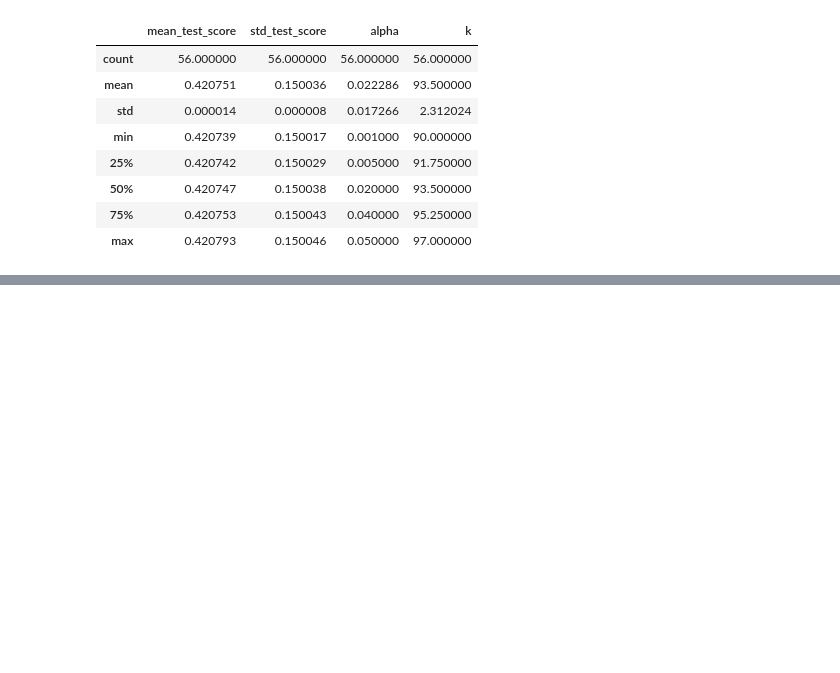
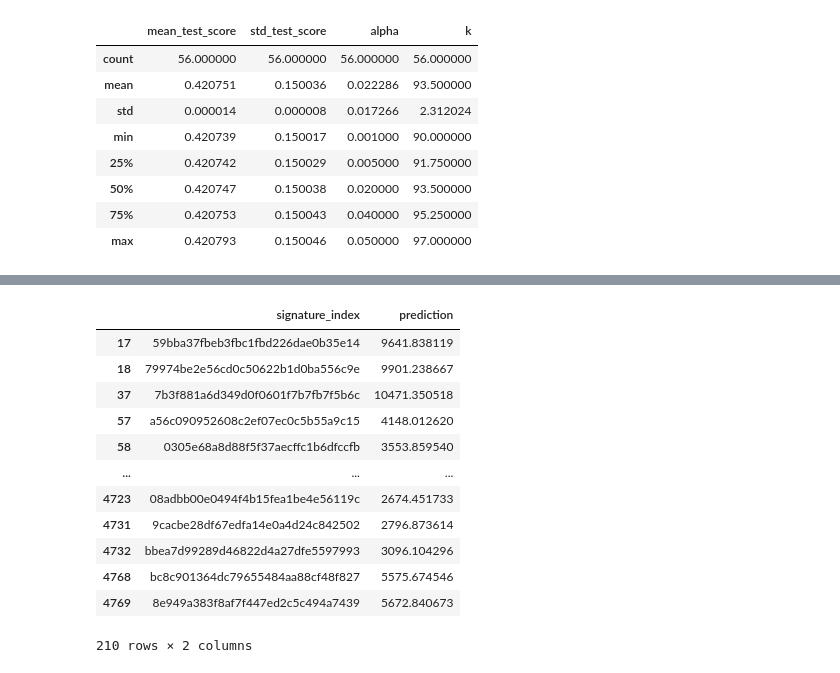
Before and after one commit to tobeybill/TISATAFL, a Jupyter notebook: AnalysisAndRegressions/OptimizingRegression.ipynb, the cells around one changed output, grey strips where cells are left out. Saved outputs shown, nothing was run; the diff lists cells and outputs as text; code cells hidden in the pictures; blank space fills up the shorter version.

```diff
--- a/AnalysisAndRegressions/OptimizingRegression.ipynb
+++ b/AnalysisAndRegressions/OptimizingRegression.ipynb
@@ -283,3 +283,19 @@ df_out = pd.DataFrame({'signature_index': VarY['signature_index'], 'prediction':
 # merged_df = pd.merge(VarY, df_out, on='signature_index')
 # %%
 df_out.to_csv('../Saved/pred_small_ceo_df.csv', index=False)
+# %%
+df_out
+# %% [output]
+|  | signature_index | prediction |
+| 17 | 59bba37fbeb3fbc1fbd226dae0b35e14 | 9641.838119 |
+| 18 | 79974be2e56cd0c50622b1d0ba556c9e | 9901.238667 |
+| 37 | 7b3f881a6d349d0f0601f7b7fb7f5b6c | 10471.350518 |
+| 57 | a56c090952608c2ef07ec0c5b55a9c15 | 4148.012620 |
+| 58 | 0305e68a8d88f5f37aecffc1b6dfccfb | 3553.859540 |
+| ... | ... | ... |
+| 4723 | 08adbb00e0494f4b15fea1be4e56119c | 2674.451733 |
+| 4731 | 9cacbe28df67edfa14e0a4d24c842502 | 2796.873614 |
+| 4732 | bbea7d99289d46822d4a27dfe5597993 | 3096.104296 |
+| 4768 | bc8c901364dc79655484aa88cf48f827 | 5575.674546 |
+| 4769 | 8e949a383f8af7f447ed2c5c494a7439 | 5672.840673 |
+210 rows × 2 columns
```
Also changed, not shown: parts of 3 cells of this notebook, 4 other files.
